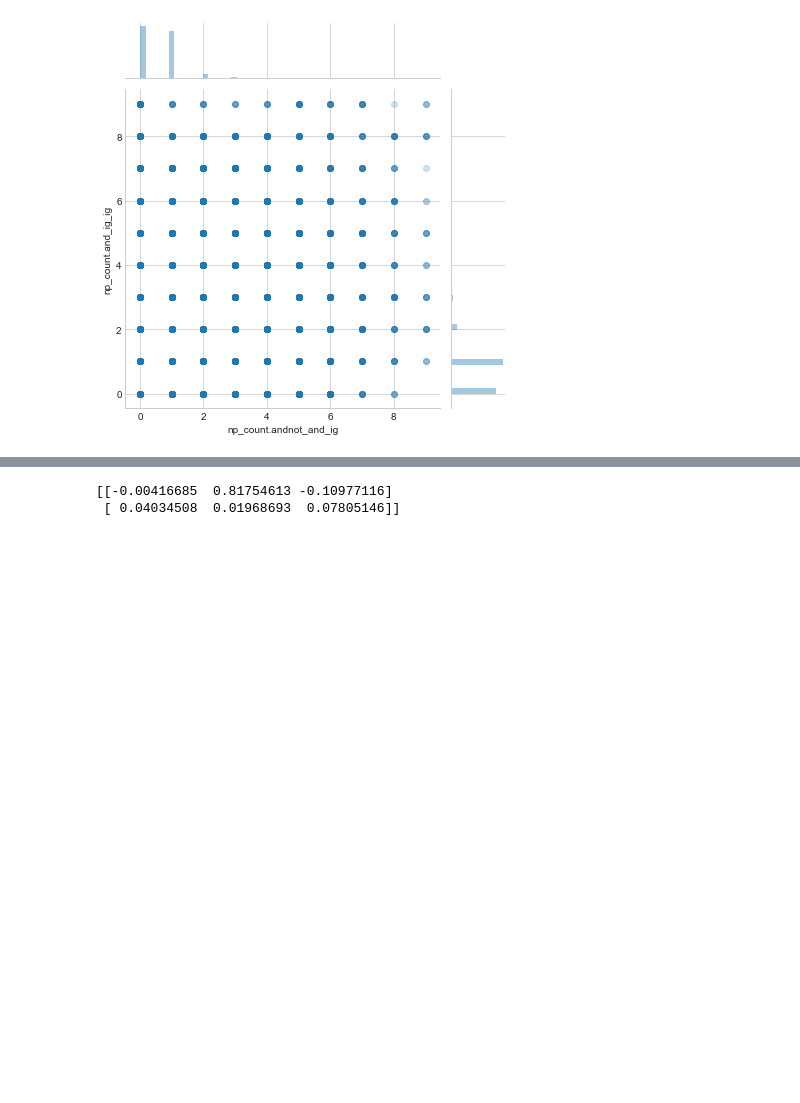
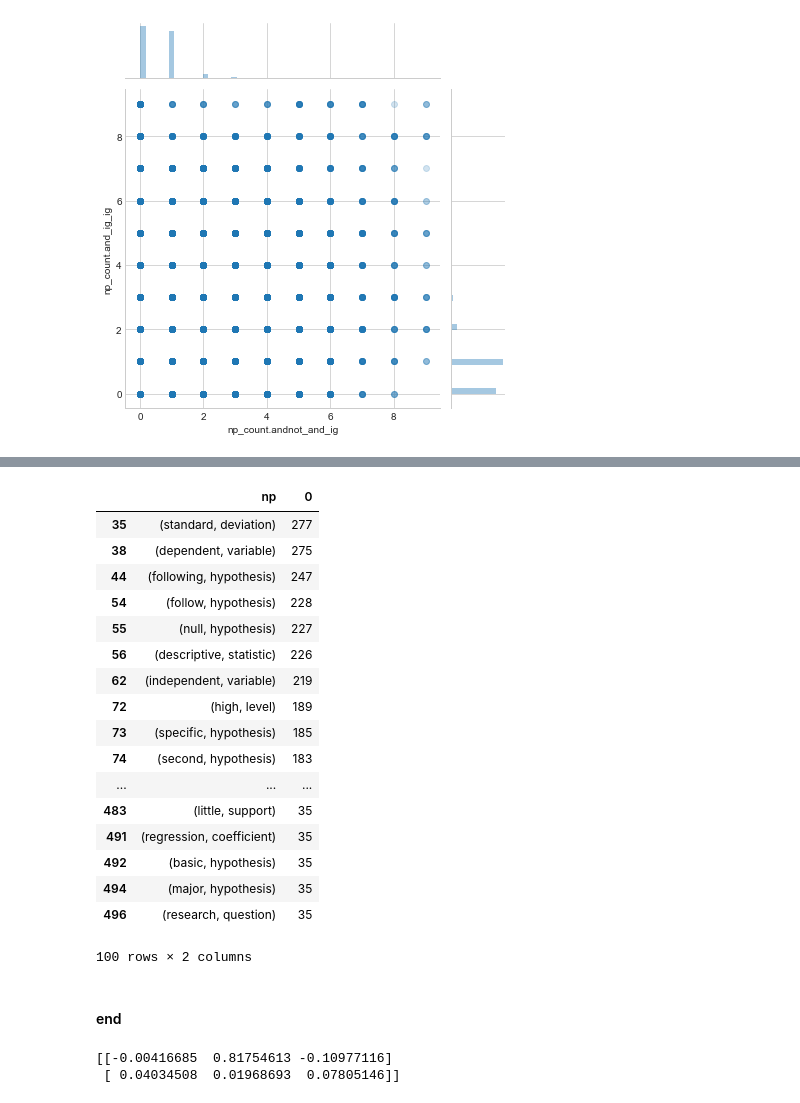
Before and after one commit to alexander-belikov/article_analysis, a Jupyter notebook: notebooks/np_desc.ipynb, the cells around one changed output, grey strips where cells are left out. Drawn from its saved outputs; the diff is of its cells as text; code cells hidden in the pictures; blank space fills up the shorter version.

```diff
--- a/notebooks/np_desc.ipynb
+++ b/notebooks/np_desc.ipynb
@@ -142,2 +224,29 @@ sns.jointplot('np_count.and_ig_ig', 'np_count.table', df3, alpha=0.5)
+# %%
+dft = df2.loc[(df2['np_count.and_ig_ig'] > 0)].copy()
+df_doi_cnt = dft.groupby('np').apply(lambda x: x.shape[0])
+dft2 = df_doi_cnt.sort_values(ascending=False).reset_index()
+mask = dft2['np'].apply(lambda x: len(x) > 1)
+dft2.loc[mask].head(100)
+# %% [output]
+|  | np | 0 |
+| 35 | (standard, deviation) | 277 |
+| 38 | (dependent, variable) | 275 |
+| 44 | (following, hypothesis) | 247 |
+| 54 | (follow, hypothesis) | 228 |
+| 55 | (null, hypothesis) | 227 |
+| 56 | (descriptive, statistic) | 226 |
+| 62 | (independent, variable) | 219 |
+| 72 | (high, level) | 189 |
+| 73 | (specific, hypothesis) | 185 |
+| 74 | (second, hypothesis) | 183 |
+| ... | ... | ... |
+| 483 | (little, support) | 35 |
+| 491 | (regression, coefficient) | 35 |
+| 492 | (basic, hypothesis) | 35 |
+| 494 | (major, hypothesis) | 35 |
+| 496 | (research, question) | 35 |
+100 rows × 2 columns
+# %% [markdown]
+#### end
 # %%
 #factor analysis
```
Also changed, not shown: parts of 20 cells of this notebook.
